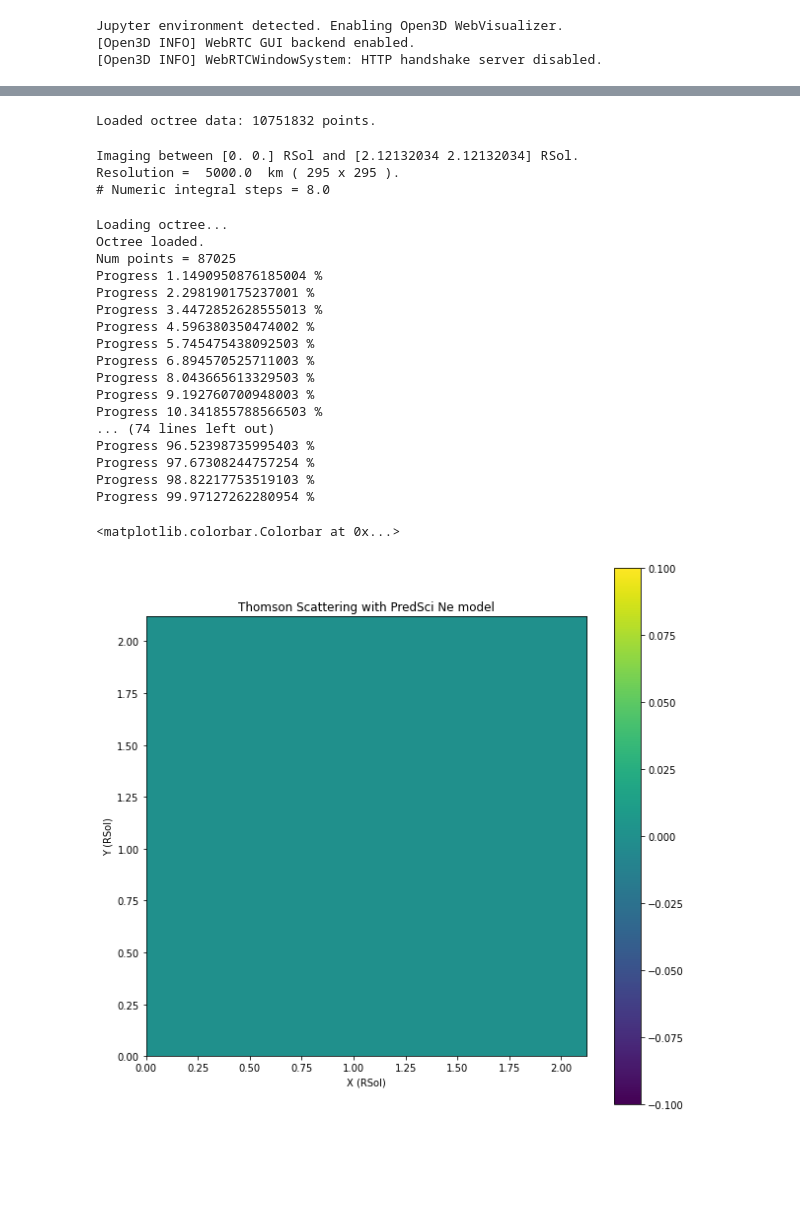
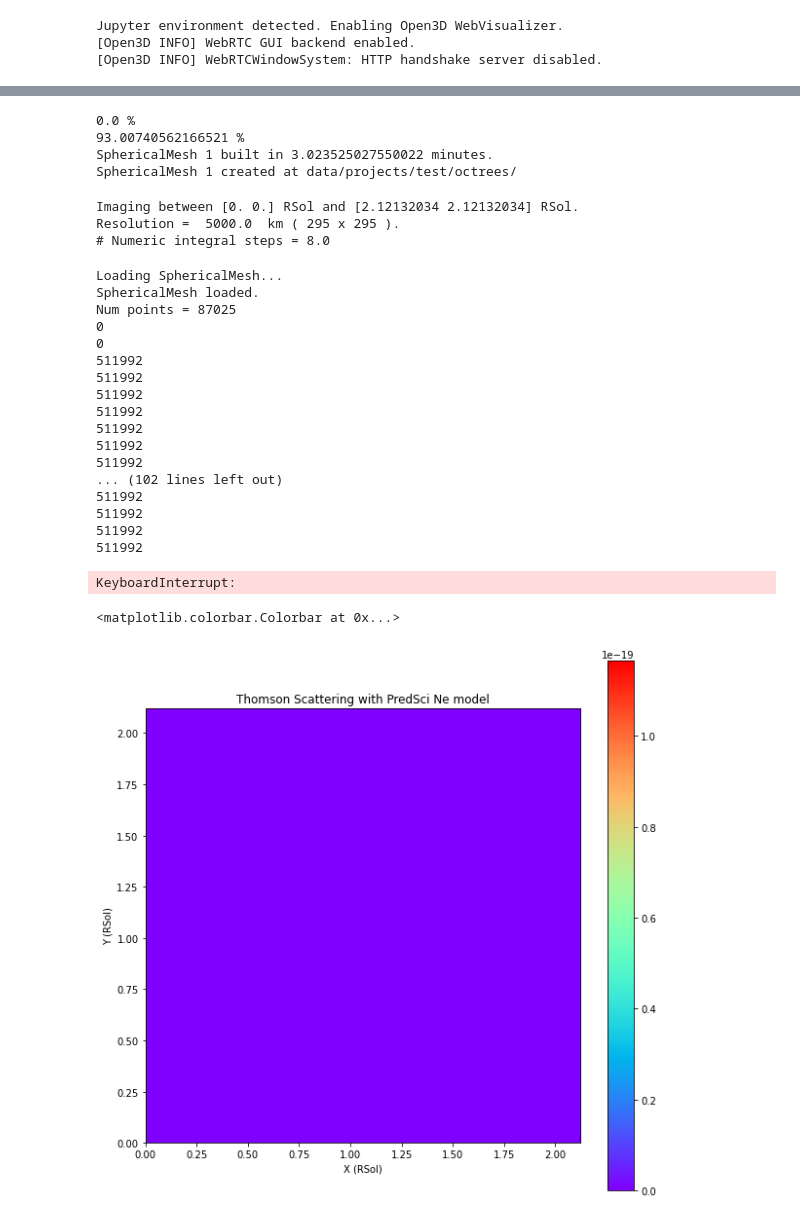
Before and after one commit to aliciavr/thomsonpy, a Jupyter notebook: src/computations/spherical_mesh_solar_imager.ipynb, the cells around one changed output, grey strips where cells are left out. Drawn from its saved outputs; the diff is of its cells as text; code cells hidden in the pictures; blank space fills up the shorter version.

Commit message:
Corrections on spherical regular mesh

```diff
--- a/src/computations/spherical_mesh_solar_imager.ipynb
+++ b/src/computations/spherical_mesh_solar_imager.ipynb
@@ -62,20 +63,32 @@ KeyboardInterrupt:
 # %%
-nd_phi = 100
-nd_theta = 100
-nd_radial = 100
-radial_max = 30 * units.RSOL_TO_METERS
-
+"""
+Creates spherical mesh
+"""
+nd_phi = 400
+nd_theta = 400
+nd_radial = 400
+radial_max = sip.MAX_VIS_R
+mesh_data = fmt.load(data_filepath)
 ini_time = time.perf_counter()
-mesh = sphmesh.SphericalMesh(nd_theta, nd_phi, nd_radial, radial_max)
+mesh = sphmesh.SphericalMesh(nd_phi, nd_theta, nd_radial, radial_max)
+progress = 0
+num_points = len(mesh_data)
 for d in mesh_data:
     mesh.add_data(d)
-ini_time = time.perf_counter()
+    if progress % 1e7 == 0:
+        print(progress / num_points * 100, "%")
+    progress += 1
+fin_time = time.perf_counter()
+i = 0
 print("SphericalMesh " + str(i + 1) + " built in", str((fin_time - ini_time) / 60), "minutes.")
 
 sphmesh.SphericalMesh.save(mesh, dstruc_path + "sphmesh_" + str(i + 1) + ".sphmesh")
 print("SphericalMesh " + str(i + 1) + " created at", paths.OCTREES_PATH)
 # %% [output]
-Loaded octree data: 10751832 points.
+0.0 %
+93.00740562166521 %
+SphericalMesh 1 built in 3.023525027550022 minutes.
+SphericalMesh 1 created at data/projects/test/octrees/
 # %%
 """
 Starts execution of solar corona modeling with the Predictive Science model.
@@ -95,7 +108,7 @@ Resolution =  5000.0  km ( 295 x 295 ).
 # %%
 # Quadrant 1
 print("Loading SphericalMesh...")
-NE_MODEL = octr.Octree.load(octrees_path + "sphmesh_1.sphmesh")
+NE_MODEL = sphmesh.SphericalMesh.load(dstruc_path + "sphmesh_1.sphmesh")
 print("SphericalMesh loaded.")
 
 num_points = sip.IMAGE_NUM_POINTS * sip.IMAGE_NUM_POINTS
@@ -106,7 +119,6 @@ for y in range(sip.IMAGE_NUM_POINTS):
         if (x_values[x]**2 + y_values[y]**2) > tsp.SOLAR_RADIUS**2:
             # Coordinates with the center of the Sun as Origin of the Reference System.
             target = (x_values[x], y_values[y], 0)
-            #print(target * units.METERS_TO_RSOL)
             # Creates a ThomsonGeometry object to manage the ray - tracing across the Corona.
             TG = thtools.ThomsonGeometry(sip.SUN_CENTER, sip.OBSERVER, target, tsp.SOLAR_RADIUS)
 
@@ -121,54 +133,55 @@ for y in range(sip.IMAGE_NUM_POINTS):
         if count % 1000 == 0:
             print("Progress", count / num_points * 100,"%")
 
-fmt.dump(f"../../{paths.MODELS_PATH}predsci_test_sphmesh_ne_12steps.np", model)
+fmt.dump(f"../../{paths.MODELS_PATH}predsci_test_sphmesh_ne_8steps.np", model)
 # %% [output]
-Loading octree...
-Octree loaded.
+Loading SphericalMesh...
+SphericalMesh loaded.
 Num points = 87025
-Progress 1.1490950876185004 %
-Progress 2.298190175237001 %
-Progress 3.4472852628555013 %
-Progress 4.596380350474002 %
-Progress 5.745475438092503 %
-Progress 6.894570525711003 %
-Progress 8.043665613329503 %
-Progress 9.192760700948003 %
-Progress 10.341855788566503 %
-... (74 lines left out)
-Progress 96.52398735995403 %
-Progress 97.67308244757254 %
-Progress 98.82217753519103 %
-Progress 99.97127262280954 %
+0
+0
+511992
+511992
+511992
+511992
+511992
+511992
+511992
+... (102 lines left out)
+511992
+511992
+511992
+511992
+KeyboardInterrupt:
 # %%
 """
 Visualization of the ThomsonScattering.
 """
 """
 cmap
 ['rainbow', 'nipy_spectral', 'gist_ncar', 'viridis', 'twilight', 'twilight_shifted']
 """
 
 """
 interpolation
 'none', 'antialiased', 'nearest', 'bilinear',
 'bicubic', 'spline16', 'spline36', 'hanning',
 'hamming', 'hermite', 'kaiser', 'quadric',
 'catrom', 'gaussian', 'bessel', 'mitchell',
 'sinc', 'lanczos', 'blackman'
 
 """
 
 """
 interpolation_stage{'data', 'rgba'}, default: 'data'
 """
 import matplotlib.pyplot as plt
 plt.figure(figsize=(10, 10))
 plt.title("Thomson Scattering with PredSci Ne model")
 plt.ylabel("Y (RSol)")
 plt.xlabel("X (RSol)")
-plt.imshow(model, cmap = 'viridis', interpolation = 'none', extent=[sip.MIN_COORD * units.METERS_TO_RSOL, sip.MAX_COORD * units.METERS_TO_RSOL, sip.MIN_COORD * units.METERS_TO_RSOL, sip.MAX_COORD * units.METERS_TO_RSOL])
+plt.imshow(model, cmap = 'rainbow', interpolation = 'none', extent=[sip.MIN_COORD * units.METERS_TO_RSOL, sip.MAX_COORD * units.METERS_TO_RSOL, sip.MIN_COORD * units.METERS_TO_RSOL, sip.MAX_COORD * units.METERS_TO_RSOL])
 plt.colorbar()
 # %% [output]
 <matplotlib.colorbar.Colorbar at 0x...>
-[figure, old version]
+[figure, new version]
```
Also changed, not shown: parts of 2 cells of this notebook, 2 other files.
